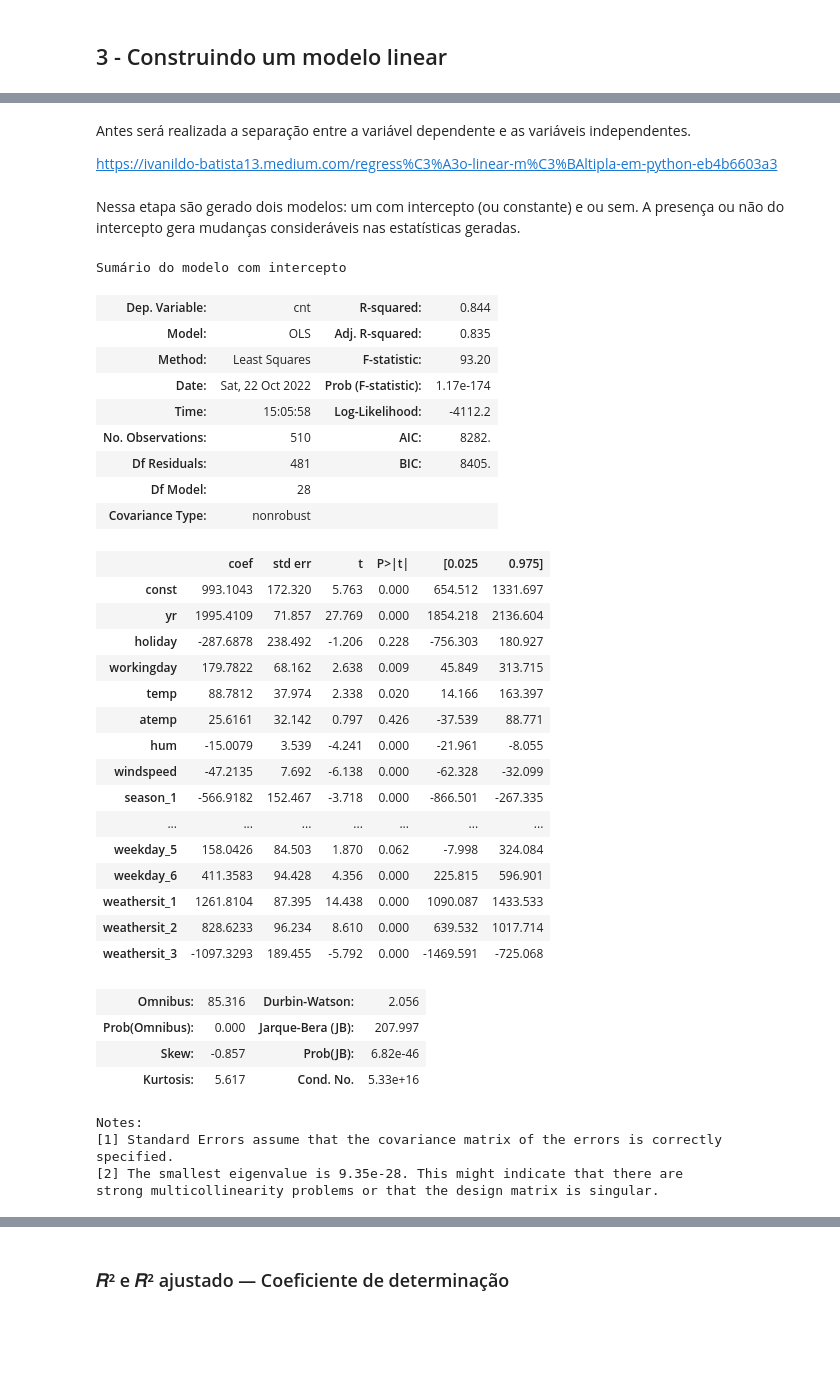
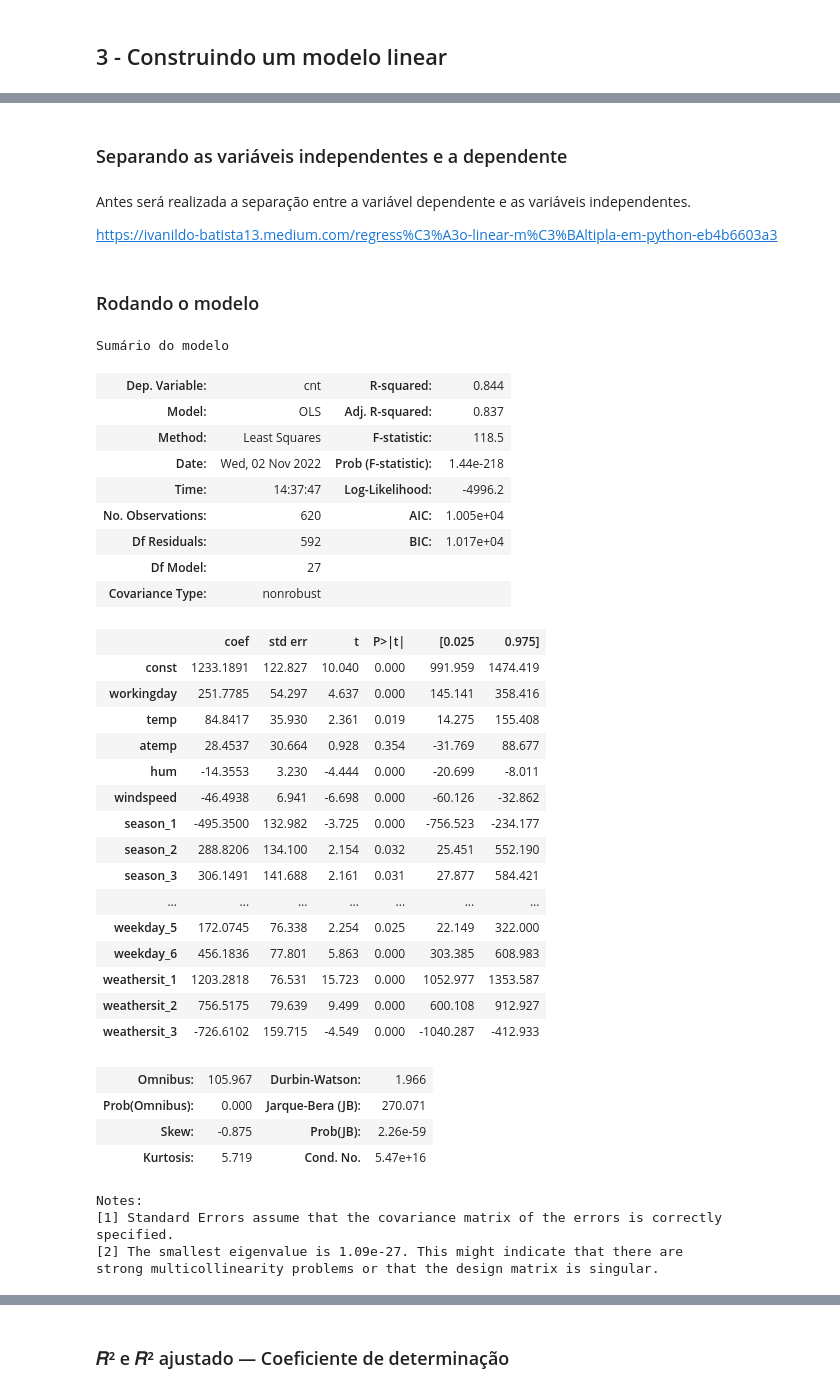
Before and after one commit to FabricioVenturim/linear_regression, a Jupyter notebook: trabalho.ipynb, the cells around one changed output, grey strips where cells are left out. Drawn from its saved outputs; the diff is of its cells as text; code cells hidden in the pictures; blank space fills up the shorter version.

Commit message:
Adiciona teste do modelo

```diff
--- a/trabalho.ipynb
+++ b/trabalho.ipynb
@@ -150,4 +151,5 @@ Como essa variáveis são categóricas, vamos mudar o seu tipo:
 # %%
+bike['yr']=bike['yr'].astype('category')
 bike['season']=bike['season'].astype('category')
 bike['weathersit']=bike['weathersit'].astype('category')
 bike['mnth']=bike['mnth'].astype('category')
@@ -330,3 +328,5 @@ Vamos verificar os coeficientes de correlação para ver quais variáveis são a
 O mapa de calor mostra claramente quais variáveis são multicolineares por natureza e quais têm alta colinearidade com a variável alvo.
 
 Iremos referenciar este mapa para frente e para trás durante a construção do modelo linear para validar diferentes valores correlacionados junto com VIF & valor p, para identificar a variável correta para selecionar/eliminar do modelo.
+# %%
+bike_new.drop(["holiday"], axis=1, inplace = True)
@@ -335,49 +355,54 @@ Iremos referenciar este mapa para frente e para trás durante a construção do
+# %%
+np.random.seed(0)
+df_train, df_test = train_test_split(bike_new, train_size = 0.85, test_size = 0.15, random_state = 333)
+# %% [markdown]
+### Separando as variáveis independentes e a dependente
 # %% [markdown]
 Antes será realizada a separação entre a variável dependente e as variáveis independentes.
 
 https://ivanildo-batista13.medium.com/regress%C3%A3o-linear-m%C3%BAltipla-em-python-eb4b6603a3
 # %%
 #Variável dependente
-y = df_train['cnt']
+y = df_train["cnt"].copy()
 #Variáveis independentes
 X = df_train.drop('cnt', axis=1)
-# %% [markdown]
-Nessa etapa são gerado dois modelos: um com intercepto (ou constante) e ou sem. A presença ou não do intercepto gera mudanças consideráveis nas estatísticas geradas.
+# %% [markdown]
+### Rodando o modelo
 # %%
 modelo1 = (sm.OLS(y,sm.add_constant(X)).fit())
-modelo1.summary(title='Sumário do modelo com intercepto')
+modelo1.summary(title='Sumário do modelo')
 # %% [output]
-Sumário do modelo com intercepto
+Sumário do modelo
 | Dep. Variable: | cnt | R-squared: | 0.844 |
-| Model: | OLS | Adj. R-squared: | 0.835 |
-| Method: | Least Squares | F-statistic: | 93.20 |
-| Date: | Sat, 22 Oct 2022 | Prob (F-statistic): | 1.17e-174 |
-| Time: | 15:05:58 | Log-Likelihood: | -4112.2 |
-| No. Observations: | 510 | AIC: | 8282. |
-| Df Residuals: | 481 | BIC: | 8405. |
-| Df Model: | 28 |  |  |
+| Model: | OLS | Adj. R-squared: | 0.837 |
+| Method: | Least Squares | F-statistic: | 118.5 |
+| Date: | Wed, 02 Nov 2022 | Prob (F-statistic): | 1.44e-218 |
+| Time: | 14:37:47 | Log-Likelihood: | -4996.2 |
+| No. Observations: | 620 | AIC: | 1.005e+04 |
+| Df Residuals: | 592 | BIC: | 1.017e+04 |
+| Df Model: | 27 |  |  |
 | Covariance Type: | nonrobust |  |  |
 |  | coef | std err | t | P>|t| | [0.025 | 0.975] |
-| const | 993.1043 | 172.320 | 5.763 | 0.000 | 654.512 | 1331.697 |
-| yr | 1995.4109 | 71.857 | 27.769 | 0.000 | 1854.218 | 2136.604 |
-| holiday | -287.6878 | 238.492 | -1.206 | 0.228 | -756.303 | 180.927 |
-| workingday | 179.7822 | 68.162 | 2.638 | 0.009 | 45.849 | 313.715 |
-| temp | 88.7812 | 37.974 | 2.338 | 0.020 | 14.166 | 163.397 |
-| atemp | 25.6161 | 32.142 | 0.797 | 0.426 | -37.539 | 88.771 |
-| hum | -15.0079 | 3.539 | -4.241 | 0.000 | -21.961 | -8.055 |
-| windspeed | -47.2135 | 7.692 | -6.138 | 0.000 | -62.328 | -32.099 |
-| season_1 | -566.9182 | 152.467 | -3.718 | 0.000 | -866.501 | -267.335 |
+| const | 1233.1891 | 122.827 | 10.040 | 0.000 | 991.959 | 1474.419 |
+| workingday | 251.7785 | 54.297 | 4.637 | 0.000 | 145.141 | 358.416 |
+| temp | 84.8417 | 35.930 | 2.361 | 0.019 | 14.275 | 155.408 |
+| atemp | 28.4537 | 30.664 | 0.928 | 0.354 | -31.769 | 88.677 |
+| hum | -14.3553 | 3.230 | -4.444 | 0.000 | -20.699 | -8.011 |
+| windspeed | -46.4938 | 6.941 | -6.698 | 0.000 | -60.126 | -32.862 |
+| season_1 | -495.3500 | 132.982 | -3.725 | 0.000 | -756.523 | -234.177 |
+| season_2 | 288.8206 | 134.100 | 2.154 | 0.032 | 25.451 | 552.190 |
+| season_3 | 306.1491 | 141.688 | 2.161 | 0.031 | 27.877 | 584.421 |
 | ... | ... | ... | ... | ... | ... | ... |
-| weekday_5 | 158.0426 | 84.503 | 1.870 | 0.062 | -7.998 | 324.084 |
-| weekday_6 | 411.3583 | 94.428 | 4.356 | 0.000 | 225.815 | 596.901 |
-| weathersit_1 | 1261.8104 | 87.395 | 14.438 | 0.000 | 1090.087 | 1433.533 |
-| weathersit_2 | 828.6233 | 96.234 | 8.610 | 0.000 | 639.532 | 1017.714 |
-| weathersit_3 | -1097.3293 | 189.455 | -5.792 | 0.000 | -1469.591 | -725.068 |
+| weekday_5 | 172.0745 | 76.338 | 2.254 | 0.025 | 22.149 | 322.000 |
+| weekday_6 | 456.1836 | 77.801 | 5.863 | 0.000 | 303.385 | 608.983 |
+| weathersit_1 | 1203.2818 | 76.531 | 15.723 | 0.000 | 1052.977 | 1353.587 |
+| weathersit_2 | 756.5175 | 79.639 | 9.499 | 0.000 | 600.108 | 912.927 |
+| weathersit_3 | -726.6102 | 159.715 | -4.549 | 0.000 | -1040.287 | -412.933 |
-| Omnibus: | 85.316 | Durbin-Watson: | 2.056 |
-| Prob(Omnibus): | 0.000 | Jarque-Bera (JB): | 207.997 |
-| Skew: | -0.857 | Prob(JB): | 6.82e-46 |
-| Kurtosis: | 5.617 | Cond. No. | 5.33e+16 |
+| Omnibus: | 105.967 | Durbin-Watson: | 1.966 |
+| Prob(Omnibus): | 0.000 | Jarque-Bera (JB): | 270.071 |
+| Skew: | -0.875 | Prob(JB): | 2.26e-59 |
+| Kurtosis: | 5.719 | Cond. No. | 5.47e+16 |
 Notes:
 [1] Standard Errors assume that the covariance matrix of the errors is correctly specified.
-[2] The smallest eigenvalue is 9.35e-28. This might indicate that there are
+[2] The smallest eigenvalue is 1.09e-27. This might indicate that there are
 strong multicollinearity problems or that the design matrix is singular.
```
Also changed, not shown: parts of 45 cells of this notebook.
